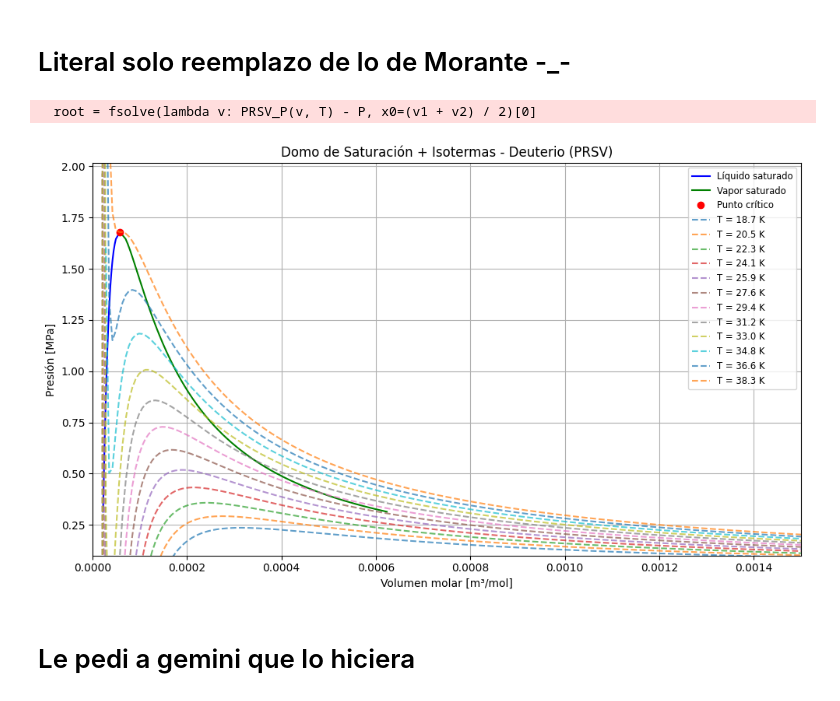
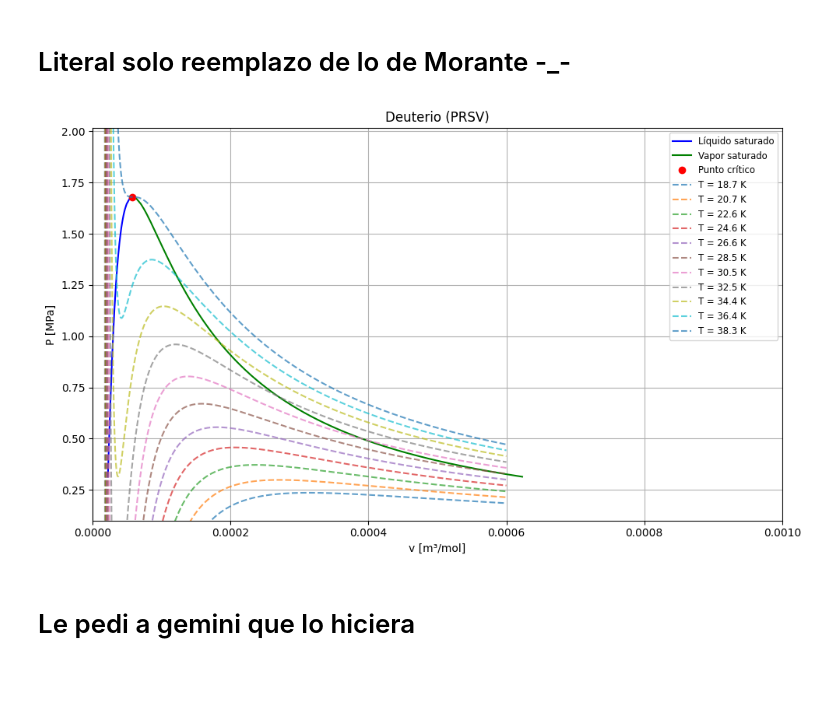
Before and after one commit to premzea/Termodinamica-II, a Jupyter notebook: Parcial 1/code/PRSVdiagram.ipynb, the cells around one changed output. Saved outputs shown, nothing was run; the diff lists cells and outputs as text; code cells hidden in the pictures.

```diff
--- a/Parcial 1/code/PRSVdiagram.ipynb
+++ b/Parcial 1/code/PRSVdiagram.ipynb
@@ -488,7 +488,9 @@ def PRSV_P(v, T):
 
 # Función para encontrar raíces reales positivas
 def encontrar_raices(P, T):
-    v_range = np.linspace(b * 1.01, 1, 1000)
+    # Replace the linspace with logspace
+    v_range = np.logspace(np.log10(b * 1.0001), np.log10(0.01), 5000) #porque cuando lo grafico en otros casos los volumenes saturados mas grandes que
+    #me dan son como 0.0006, entonces 0.01 cubre probablemente todos los volumenes saturados que me den
     f_vals = PRSV_P(v_range, T) - P
     signos = np.sign(f_vals)
     cruces = np.where(np.diff(signos))[0]
@@ -497,7 +499,7 @@ def encontrar_raices(P, T):
     for i in cruces:
         v1, v2 = v_range[i], v_range[i + 1]
         try:
-            root = fsolve(lambda v: PRSV_P(v, T) - P, x0= np.min(v1, v2))[0]
+            root = fsolve(lambda v: PRSV_P(v, T) - P, x0= (v1 + v2)/2)[0]
             if b < root < 0.01:
                 raices.append(root)
         except:
@@ -538,45 +540,42 @@ for T in T_values:
     Psat, vl, vv = encontrar_saturacion(T)
     if Psat is not None:
         vl_list.append(vl)
         vv_list.append(vv)
         Psat_list.append(Psat / 1e6)
 
-# Añadir punto crítico calculado con la ecuación de Redlich-Kwong
+# Graficas Punto Critico
 vc = chemicals.Vc(CAS_NUMBER)  # m³/mol
 Pc_MPa = Pc / 1e6
 vl_list.append(vc)
 vv_list.append(vc)
 Psat_list.append(Pc_MPa)
 
 # Crear figura y graficar el domo
 plt.figure(figsize=(10, 6))
 plt.plot(vl_list, Psat_list, 'b-', label='Líquido saturado')
 plt.plot(vv_list, Psat_list, 'g-', label='Vapor saturado')
 plt.plot([vc], [Pc_MPa], 'ro', label='Punto crítico')
 
 # Graficar 10 isotermas
-T_isotermas = np.linspace(Tt, Tc, 12)
-v_vals = np.linspace(0.0000001, 0.007, 1000)
+T_isotermas = np.linspace(Tt, Tc, 11)
+v_vals = np.logspace(np.log10(b * 1.00001), np.log10(0.0006), 2000)
 
 for T_iso in T_isotermas:
     P_vals = [PRSV_P(v, T_iso) for v in v_vals]
-    P_vals = np.array(P_vals) / 1e6  # Convertir a MPa
-    P_vals[P_vals > 10] = np.nan     # Recorte para evitar picos no físicos
+    P_vals = np.array(P_vals) / 1e6  # [MPa]
     plt.plot(v_vals, P_vals, '--', alpha=0.7, label=f'T = {T_iso:.1f} K')
 
-# Finalizar gráfico
-plt.xlabel("Volumen molar [m³/mol]")
-plt.ylabel("Presión [MPa]")
-plt.title("Domo de Saturación + Isotermas - Deuterio (PRSV)")
+plt.xlabel("v [m³/mol]")
+plt.ylabel("P [MPa]")
+plt.title("Deuterio (PRSV)")
 plt.ylim(0.1, 1.2*Pc/1e6)
-plt.xlim(0, 0.0015)
+plt.xlim(0, 0.001)
 plt.grid(True)
 plt.legend(loc='upper right', fontsize='small')
 plt.tight_layout()
 plt.show()
 # %% [output]
-  root = fsolve(lambda v: PRSV_P(v, T) - P, x0=(v1 + v2) / 2)[0]
-[figure, old version]
+[figure, new version]
 # %% [markdown]
 # Le pedi a gemini que lo hiciera
 # %%
```
Also changed, not shown: parts of 1 cell of this notebook.
